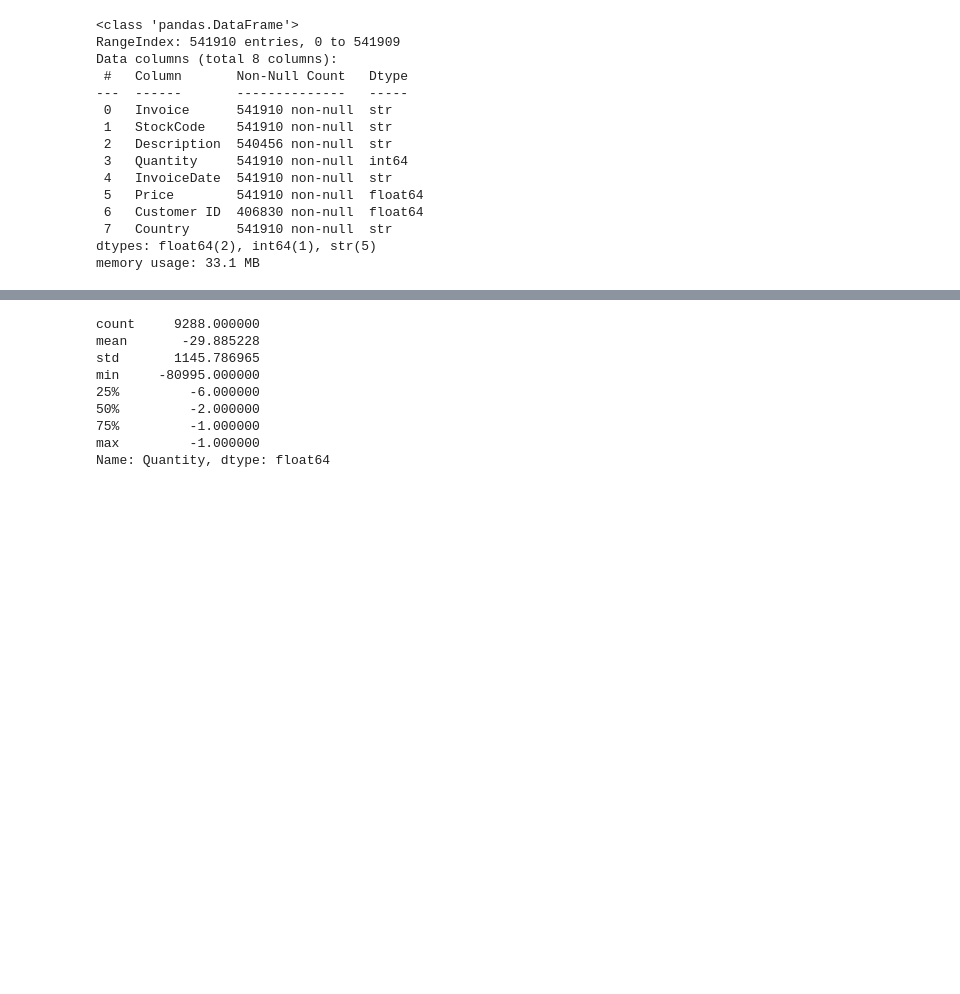
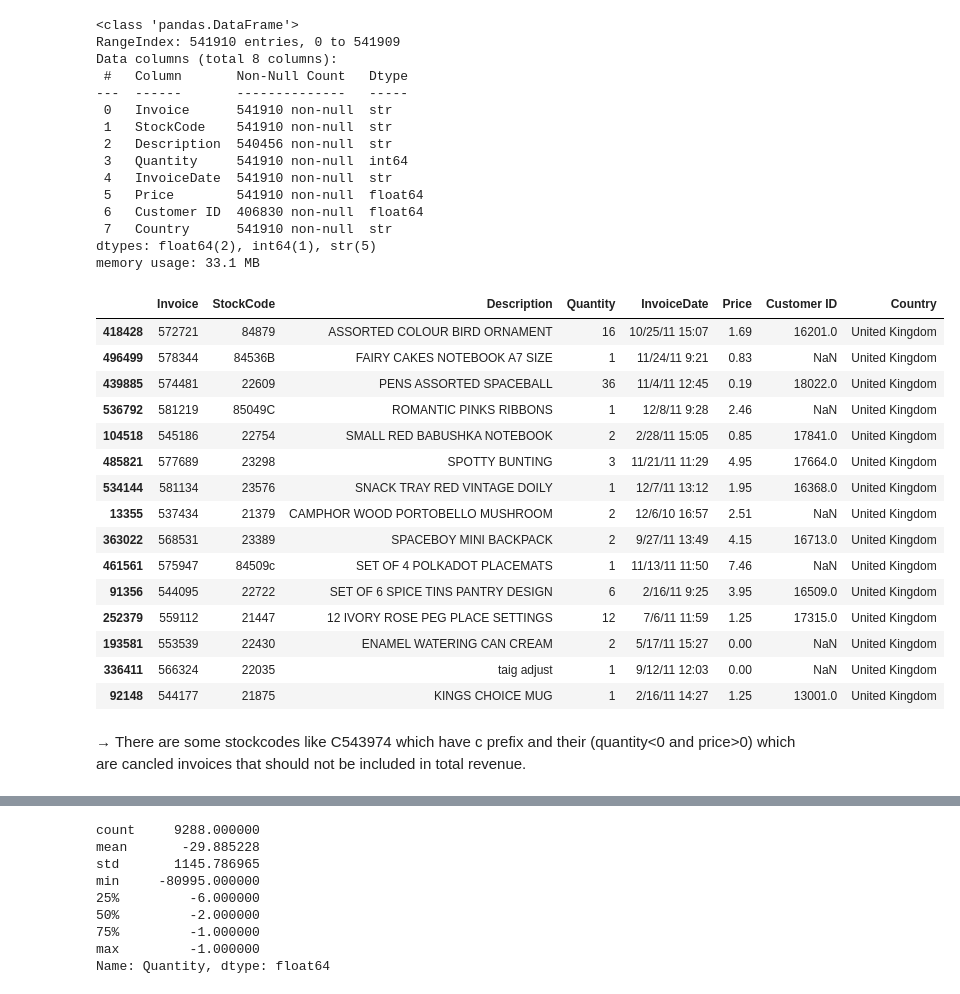
Before and after one commit to fionnadavoodian/online-retail-ii, a Jupyter notebook: notebooks/01_data_cleaning.ipynb, the cells around one changed output, grey strips where cells are left out. Drawn from its saved outputs; the diff is of its cells as text; code cells hidden in the pictures; blank space fills up the shorter version.

```diff
--- a/notebooks/01_data_cleaning.ipynb
+++ b/notebooks/01_data_cleaning.ipynb
@@ -41,3 +41,24 @@ Data columns (total 8 columns):
  7   Country      541910 non-null  str
 dtypes: float64(2), int64(1), str(5)
 memory usage: 33.1 MB
+# %%
+df.sample(15)
+# %% [output]
+|  | Invoice | StockCode | Description | Quantity | InvoiceDate | Price | Customer ID | Country |
+| 418428 | 572721 | 84879 | ASSORTED COLOUR BIRD ORNAMENT | 16 | 10/25/11 15:07 | 1.69 | 16201.0 | United Kingdom |
+| 496499 | 578344 | 84536B | FAIRY CAKES NOTEBOOK A7 SIZE | 1 | 11/24/11 9:21 | 0.83 | NaN | United Kingdom |
+| 439885 | 574481 | 22609 | PENS ASSORTED SPACEBALL | 36 | 11/4/11 12:45 | 0.19 | 18022.0 | United Kingdom |
+| 536792 | 581219 | 85049C | ROMANTIC PINKS RIBBONS | 1 | 12/8/11 9:28 | 2.46 | NaN | United Kingdom |
+| 104518 | 545186 | 22754 | SMALL RED BABUSHKA NOTEBOOK | 2 | 2/28/11 15:05 | 0.85 | 17841.0 | United Kingdom |
+| 485821 | 577689 | 23298 | SPOTTY BUNTING | 3 | 11/21/11 11:29 | 4.95 | 17664.0 | United Kingdom |
+| 534144 | 581134 | 23576 | SNACK TRAY RED VINTAGE DOILY | 1 | 12/7/11 13:12 | 1.95 | 16368.0 | United Kingdom |
+| 13355 | 537434 | 21379 | CAMPHOR WOOD PORTOBELLO MUSHROOM | 2 | 12/6/10 16:57 | 2.51 | NaN | United Kingdom |
+| 363022 | 568531 | 23389 | SPACEBOY MINI BACKPACK | 2 | 9/27/11 13:49 | 4.15 | 16713.0 | United Kingdom |
+| 461561 | 575947 | 84509c | SET OF 4 POLKADOT PLACEMATS | 1 | 11/13/11 11:50 | 7.46 | NaN | United Kingdom |
+| 91356 | 544095 | 22722 | SET OF 6 SPICE TINS PANTRY DESIGN | 6 | 2/16/11 9:25 | 3.95 | 16509.0 | United Kingdom |
+| 252379 | 559112 | 21447 | 12 IVORY ROSE PEG PLACE SETTINGS | 12 | 7/6/11 11:59 | 1.25 | 17315.0 | United Kingdom |
+| 193581 | 553539 | 22430 | ENAMEL WATERING CAN CREAM | 2 | 5/17/11 15:27 | 0.00 | NaN | United Kingdom |
+| 336411 | 566324 | 22035 | taig adjust | 1 | 9/12/11 12:03 | 0.00 | NaN | United Kingdom |
+| 92148 | 544177 | 21875 | KINGS CHOICE MUG | 1 | 2/16/11 14:27 | 1.25 | 13001.0 | United Kingdom |
+# %% [markdown]
+→ There are some stockcodes like C543974 which have c prefix and their (quantity<0 and price>0) which are cancled invoices that should not be included in total revenue.
```
Also changed, not shown: parts of 31 cells of this notebook, 6 other files.
